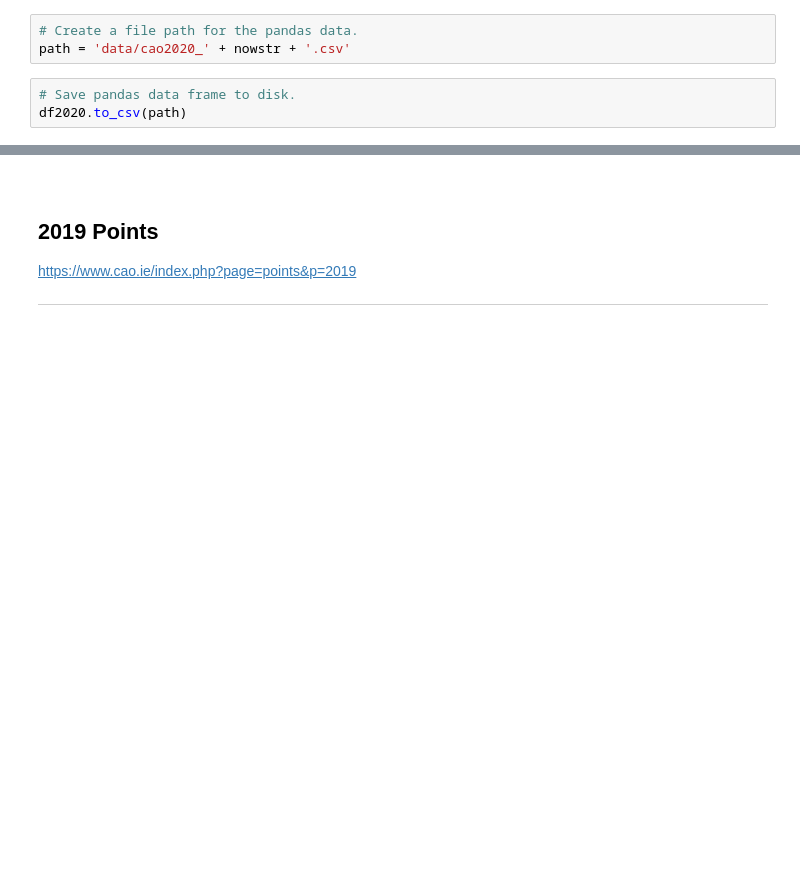
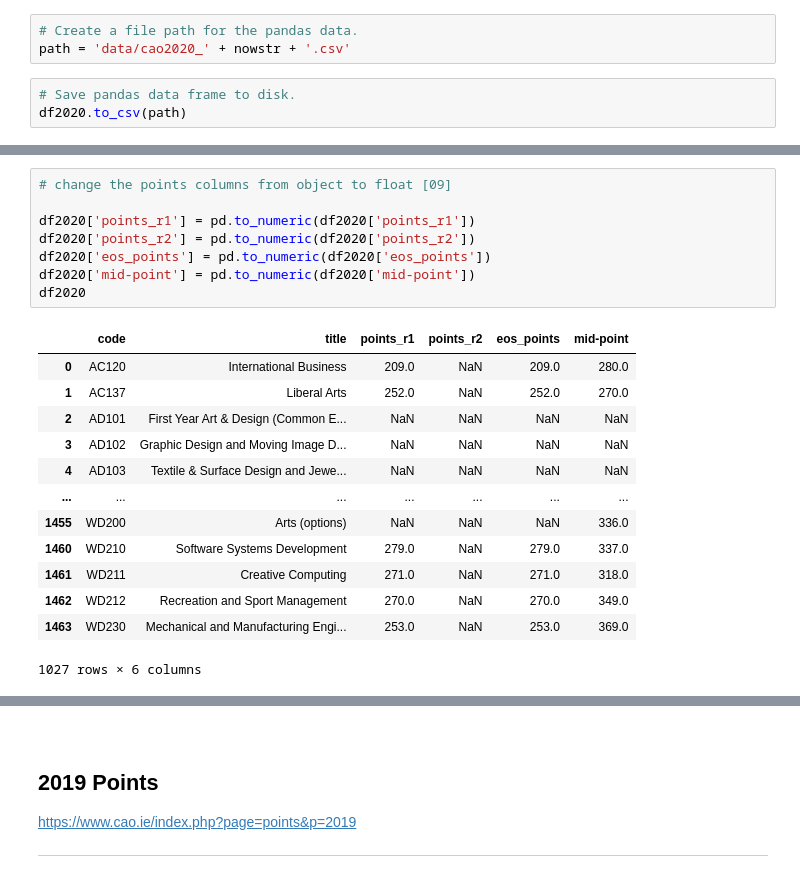
Before and after one commit to Cormac88/Fundamentals-of-Data-Analysis, a Jupyter notebook: cao.ipynb, the cells around one changed output, grey strips where cells are left out. Cells and saved outputs as stored; diff of their text form; blank space fills up the shorter version.

```diff
--- a/cao.ipynb
+++ b/cao.ipynb
@@ -313,0 +406,22 @@ df2020
+# %%
+# change the points columns from object to float [09]
+
+df2020['points_r1'] = pd.to_numeric(df2020['points_r1'])
+df2020['points_r2'] = pd.to_numeric(df2020['points_r2'])
+df2020['eos_points'] = pd.to_numeric(df2020['eos_points'])
+df2020['mid-point'] = pd.to_numeric(df2020['mid-point'])
+df2020
+# %% [output]
+|  | code | title | points_r1 | points_r2 | eos_points | mid-point |
+| 0 | AC120 | International Business | 209.0 | NaN | 209.0 | 280.0 |
+| 1 | AC137 | Liberal Arts | 252.0 | NaN | 252.0 | 270.0 |
+| 2 | AD101 | First Year Art & Design (Common E... | NaN | NaN | NaN | NaN |
+| 3 | AD102 | Graphic Design and Moving Image D... | NaN | NaN | NaN | NaN |
+| 4 | AD103 | Textile & Surface Design and Jewe... | NaN | NaN | NaN | NaN |
+| ... | ... | ... | ... | ... | ... | ... |
+| 1455 | WD200 | Arts (options) | NaN | NaN | NaN | 336.0 |
+| 1460 | WD210 | Software Systems Development | 279.0 | NaN | 279.0 | 337.0 |
+| 1461 | WD211 | Creative Computing | 271.0 | NaN | 271.0 | 318.0 |
+| 1462 | WD212 | Recreation and Sport Management | 270.0 | NaN | 270.0 | 349.0 |
+| 1463 | WD230 | Mechanical and Manufacturing Engi... | 253.0 | NaN | 253.0 | 369.0 |
+1027 rows × 6 columns
```
Also changed, not shown: parts of 52 cells of this notebook, 42 other files.
